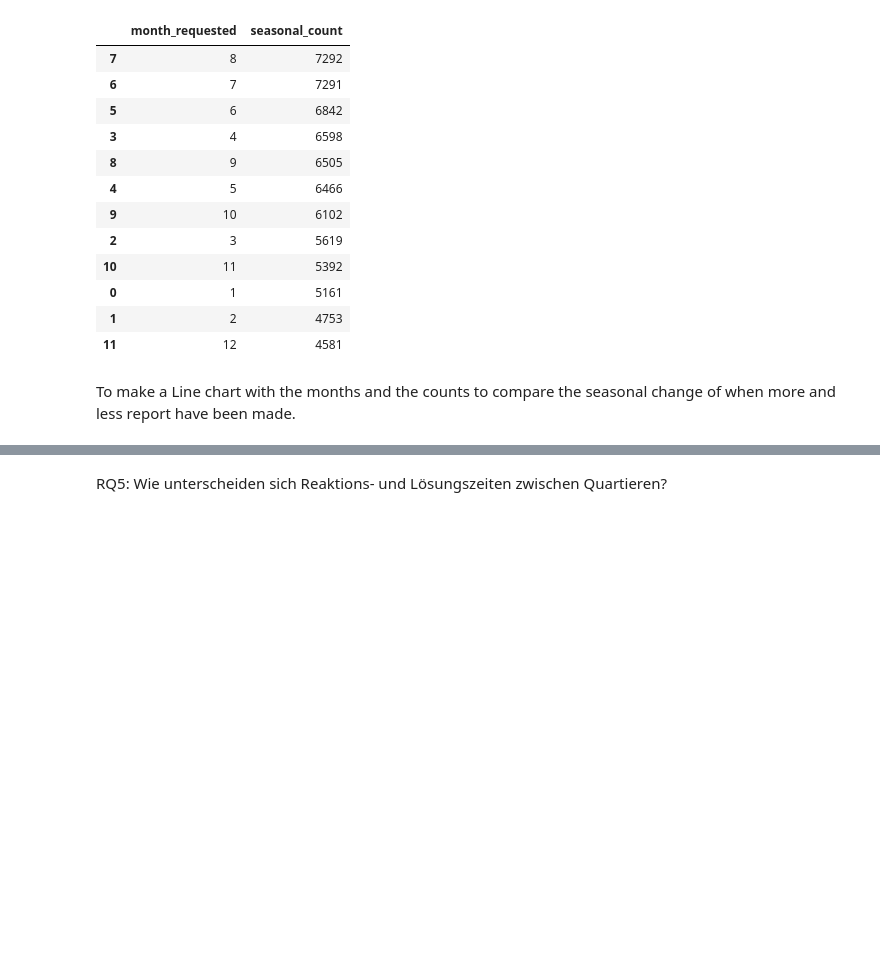
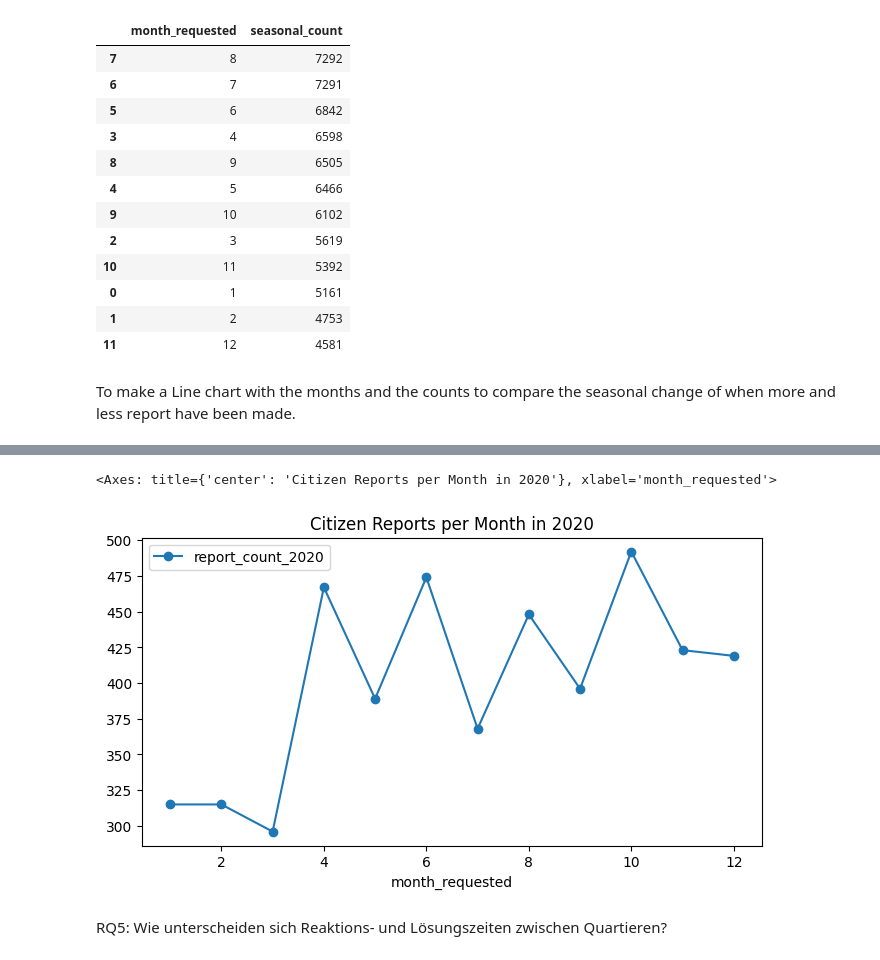
Before and after one commit to denikessi1/Project-SDS210, a Jupyter notebook: notebooks/read_data.ipynb, the cells around one changed output, grey strips where cells are left out. Drawn from its saved outputs; the diff is of its cells as text; code cells hidden in the pictures; blank space fills up the shorter version.

```diff
--- a/notebooks/read_data.ipynb
+++ b/notebooks/read_data.ipynb
@@ -161,2 +165,7 @@ seasonal_counts.plot.line(x="month_requested", y="seasonal_count", color=None)
+# %%
+monthly_2020.plot(kind="line",figsize=(8,4), title="Citizen Reports per Month in 2020", x="month_requested", y="report_count_2020", marker="o")
+# %% [output]
+<Axes: title={'center': 'Citizen Reports per Month in 2020'}, xlabel='month_requested'>
+[figure, added]
 # %% [markdown]
 RQ5: Wie unterscheiden sich Reaktions- und Lösungszeiten zwischen Quartieren?
```
Also changed, not shown: parts of 3 cells of this notebook.
